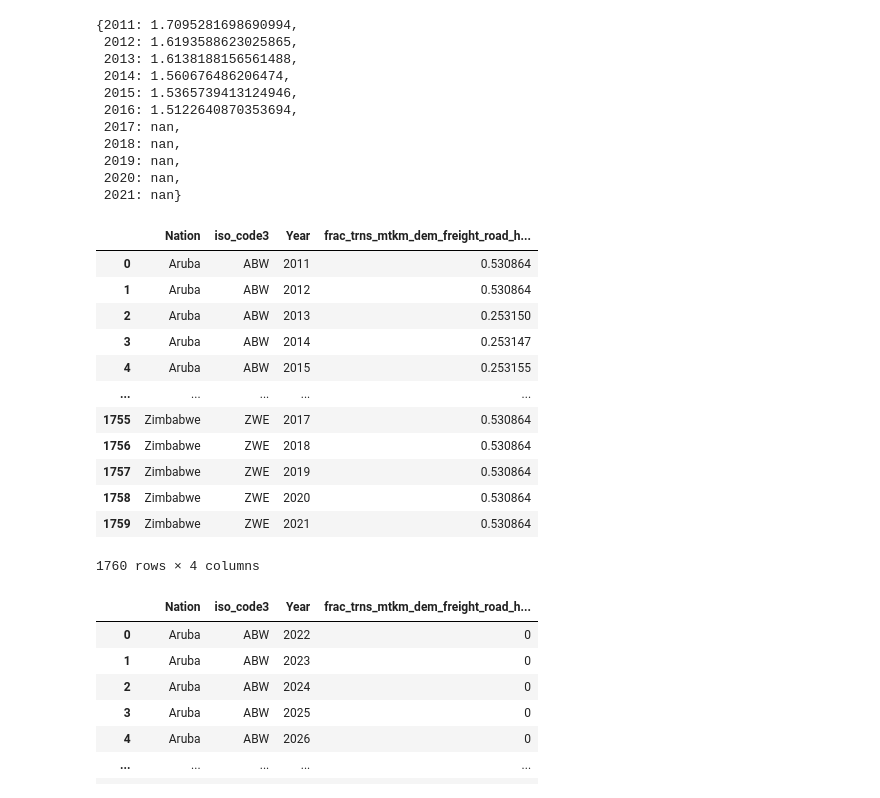
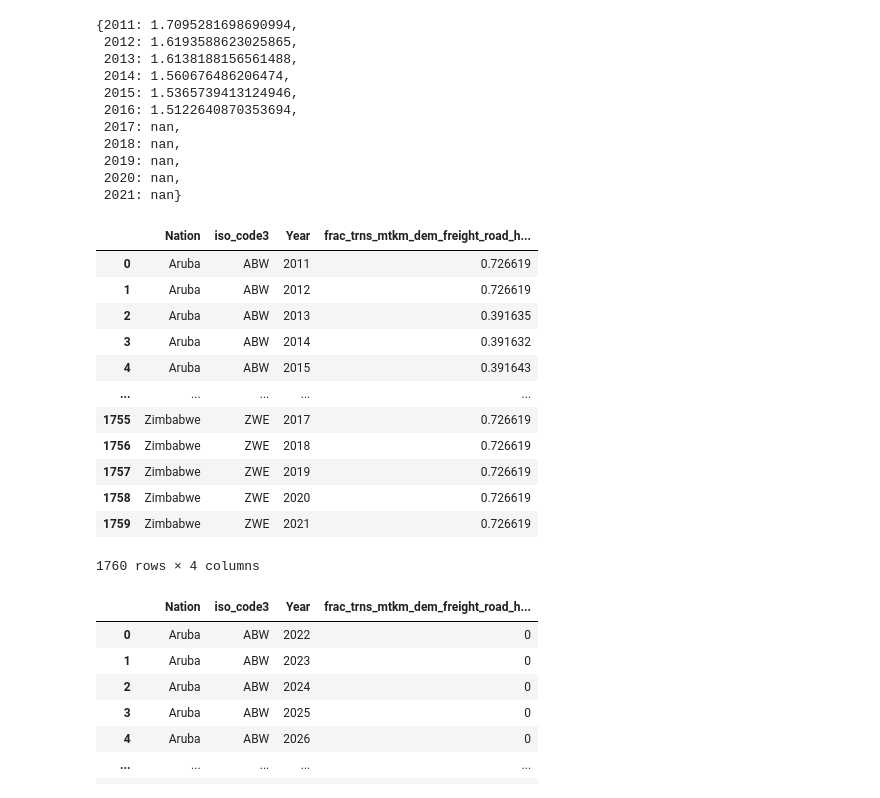
Before and after one commit to milocortes/sisepuede_data, a Jupyter notebook: Energy/frac_trns_mtkm_dem_freight_road_heavy_freight/src/Process.ipynb, the cells around one changed output. Saved outputs shown, nothing was run; the diff lists cells and outputs as text; code cells hidden in the pictures.

Commit message:
frac_trns inland update

```diff
--- a/Energy/frac_trns_mtkm_dem_freight_road_heavy_freight/src/Process.ipynb
+++ b/Energy/frac_trns_mtkm_dem_freight_road_heavy_freight/src/Process.ipynb
@@ -281,46 +281,46 @@ for count,year in zip(df_historical_out['iso_code3'].values,df_historical_out['Y
                    (df_freight['SUBJECT']=='INLAND')
                   ]['Value'].values[0]
         except:
             INLAND_data=0
 
         try:
             COAST_data=df_freight.loc[(df_freight['LOCATION']==count) &
                                  (df_freight['TIME']==year) &
                    (df_freight['SUBJECT']=='COAST')
                   ]['Value'].values[0]
         except:
             COAST_data=0
 
-        total=RAIL_data+ROAD_data+COAST_data
+        total=RAIL_data+ROAD_data+COAST_data+INLAND_data
         if total>1:
-            dato=ROAD_data/total
+            dato=(ROAD_data+INLAND_data)/total
         else:
             dato=0
 
         #dato=RAIL_data+ROAD_data+COAST_data
 
         df_historical_out.loc[(df_historical_out['iso_code3'] == count) &
                         (df_historical_out['Year']== year), var_name] = dato
     else:
 
         dato=mean_value_oecd_road[year]
         df_historical_out.loc[(df_historical_out['iso_code3'] == count) &
                     (df_historical_out['Year']== year), var_name] = dato
 
 df_historical_out
 # %% [output]
 |  | Nation | iso_code3 | Year | frac_trns_mtkm_dem_freight_road_h... |
-| 0 | Aruba | ABW | 2011 | 0.530864 |
-| 1 | Aruba | ABW | 2012 | 0.530864 |
-| 2 | Aruba | ABW | 2013 | 0.253150 |
-| 3 | Aruba | ABW | 2014 | 0.253147 |
-| 4 | Aruba | ABW | 2015 | 0.253155 |
+| 0 | Aruba | ABW | 2011 | 0.726619 |
+| 1 | Aruba | ABW | 2012 | 0.726619 |
+| 2 | Aruba | ABW | 2013 | 0.391635 |
+| 3 | Aruba | ABW | 2014 | 0.391632 |
+| 4 | Aruba | ABW | 2015 | 0.391643 |
 | ... | ... | ... | ... | ... |
-| 1755 | Zimbabwe | ZWE | 2017 | 0.530864 |
-| 1756 | Zimbabwe | ZWE | 2018 | 0.530864 |
-| 1757 | Zimbabwe | ZWE | 2019 | 0.530864 |
-| 1758 | Zimbabwe | ZWE | 2020 | 0.530864 |
-| 1759 | Zimbabwe | ZWE | 2021 | 0.530864 |
+| 1755 | Zimbabwe | ZWE | 2017 | 0.726619 |
+| 1756 | Zimbabwe | ZWE | 2018 | 0.726619 |
+| 1757 | Zimbabwe | ZWE | 2019 | 0.726619 |
+| 1758 | Zimbabwe | ZWE | 2020 | 0.726619 |
+| 1759 | Zimbabwe | ZWE | 2021 | 0.726619 |
 1760 rows × 4 columns
 # %%
 #np.unique(df_historical_out[var_name].values)
```
Also changed, not shown: parts of 1 cell of this notebook, 8 other files.
